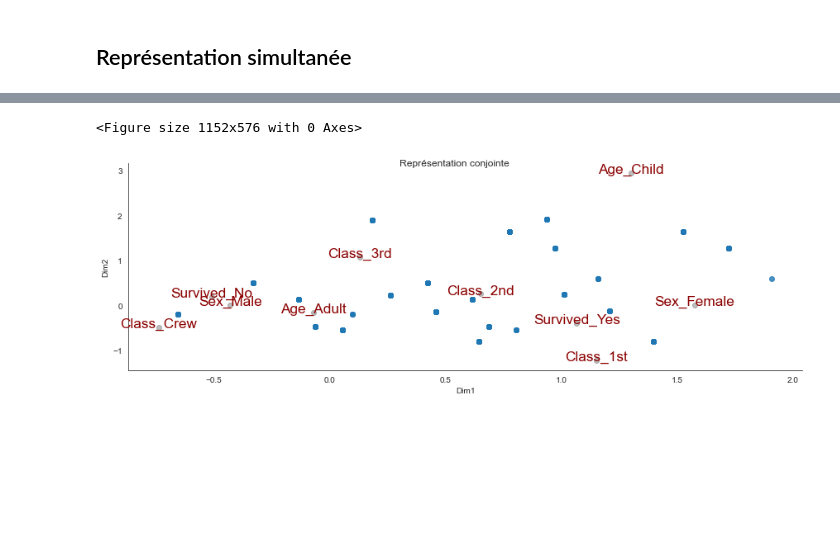
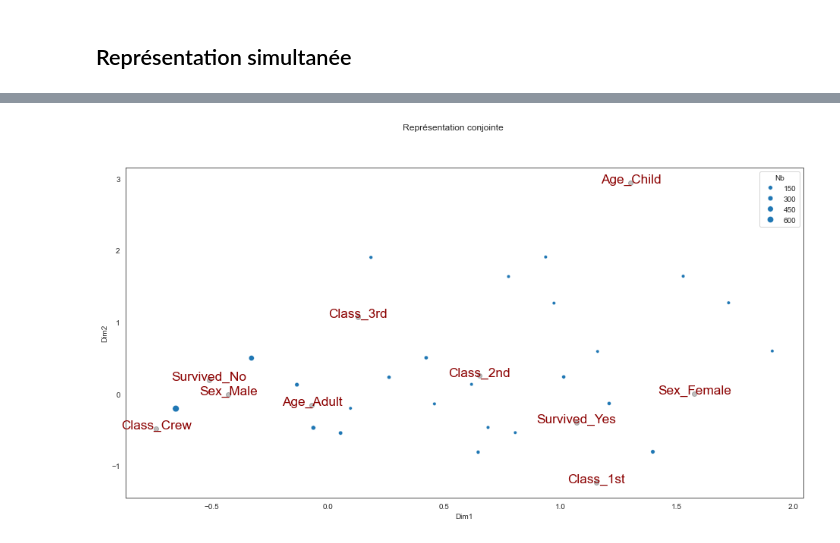
Before and after one commit to fxjollois/cours-2023-2024, a Jupyter notebook: insa--m2-esd--ml/acm-python.ipynb, the cells around one changed output, grey strips where cells are left out. Cells and saved outputs as stored; diff of their text form; code cells hidden in the pictures; blank space fills up the shorter version.

```diff
--- a/insa--m2-esd--ml/acm-python.ipynb
+++ b/insa--m2-esd--ml/acm-python.ipynb
@@ -86,0 +102,3 @@ plt.show()
+# %%
+df_ind_bis = df_ind.filter(["Dim1", "Dim2"]).groupby(["Dim1", "Dim2"]).agg(Nb = ("Dim1", "count")).reset_index()
+df_ind_bis.head()
@@ -120,14 +147,14 @@ plt.show()
 # %%
-fig = plt.figure(figsize = (16,8))
-g_simult = seaborn.lmplot(x = "Dim1", y = "Dim2", data = df_ind, fit_reg = False,
-                          height = 4, aspect = 3)
+plt.figure(figsize=(16, 8))
+
+g_simult = seaborn.scatterplot(x = "Dim1", y = "Dim2", size = "Nb", data = df_ind_bis)
 
 for i in df_var.index:
     plt.scatter(df_var.loc[i].Dim1, df_var.loc[i].Dim2, alpha = .25, c = "black")
     plt.text(df_var.loc[i].Dim1, df_var.loc[i].Dim2, i, size = "xx-large", color = "darkred", ha = "center")
 
-g_simult.fig.suptitle("Représentation conjointe")
+g_simult.figure.suptitle("Représentation conjointe")
+
 plt.show()
 # %% [output]
-<Figure size 1152x576 with 0 Axes>
-[figure, old version]
+[figure, new version]
```
Also changed, not shown: parts of 10 cells of this notebook, 8 other files.
